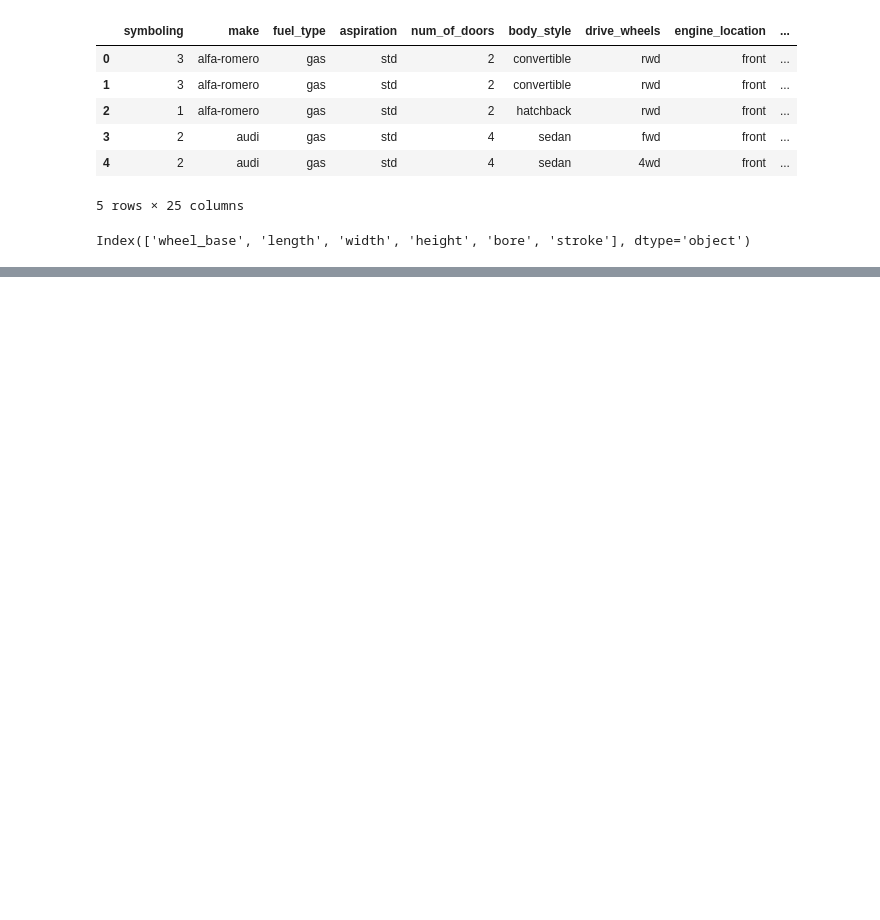
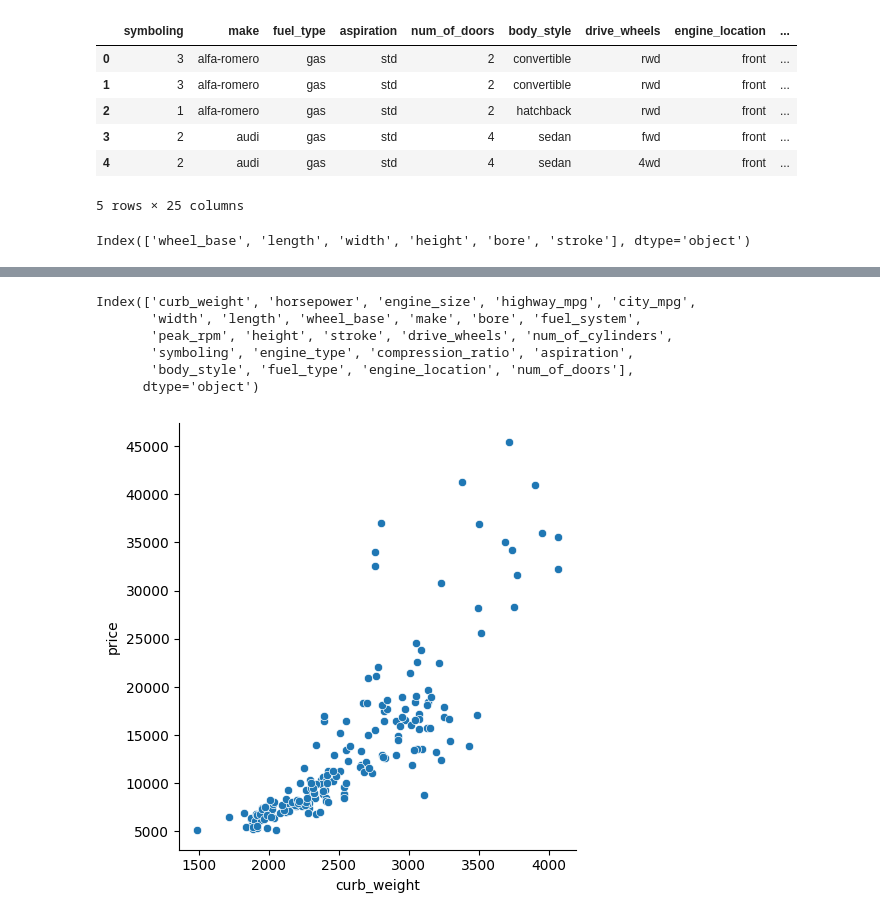
Before and after one commit to Linux-Server/PythonTest, a Jupyter notebook: ml/mutual_information.ipynb, the cells around one changed output, grey strips where cells are left out. Drawn from its saved outputs; the diff is of its cells as text; code cells hidden in the pictures; blank space fills up the shorter version.

```diff
--- a/ml/mutual_information.ipynb
+++ b/ml/mutual_information.ipynb
@@ -56,0 +109,14 @@ X
+# %%
+mi_scores.index
+# %% [output]
+Index(['curb_weight', 'horsepower', 'engine_size', 'highway_mpg', 'city_mpg',
+       'width', 'length', 'wheel_base', 'make', 'bore', 'fuel_system',
+       'peak_rpm', 'height', 'stroke', 'drive_wheels', 'num_of_cylinders',
+       'symboling', 'engine_type', 'compression_ratio', 'aspiration',
+       'body_style', 'fuel_type', 'engine_location', 'num_of_doors'],
+      dtype='object')
+# %%
+import seaborn as sns
+sns.relplot(x="curb_weight", y="price", data=data);
+# %% [output]
+[figure, added]
```
Also changed, not shown: parts of 7 cells of this notebook, 6 other files.
